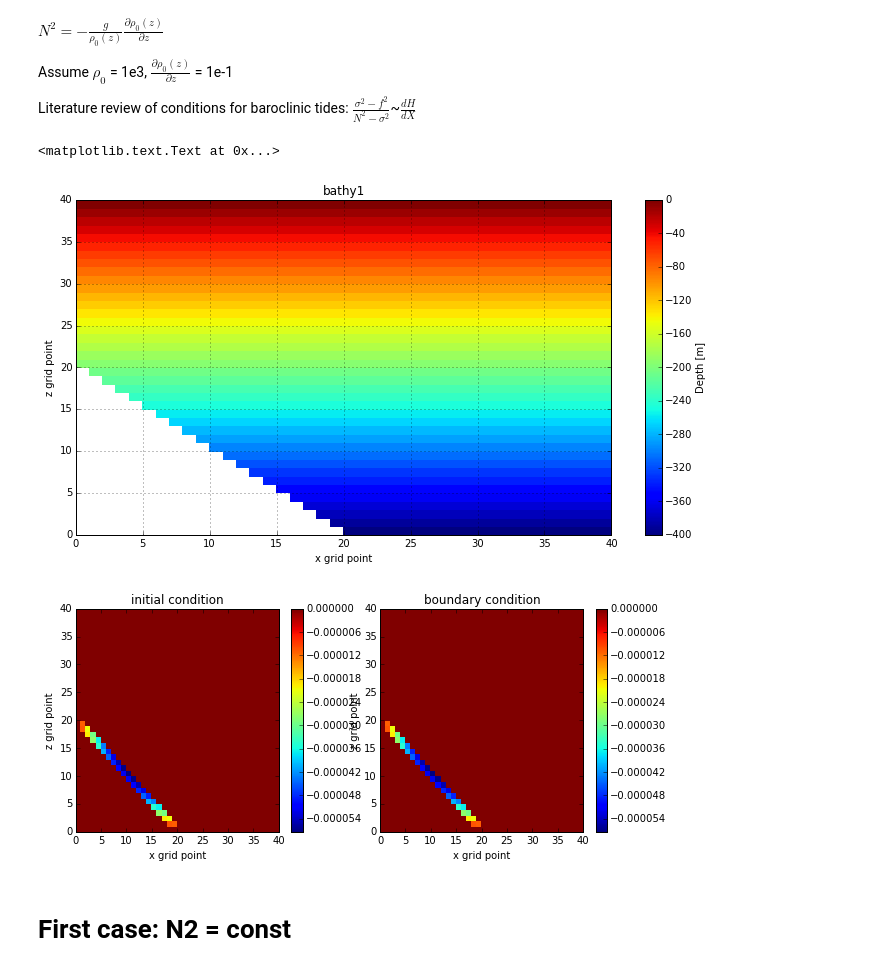
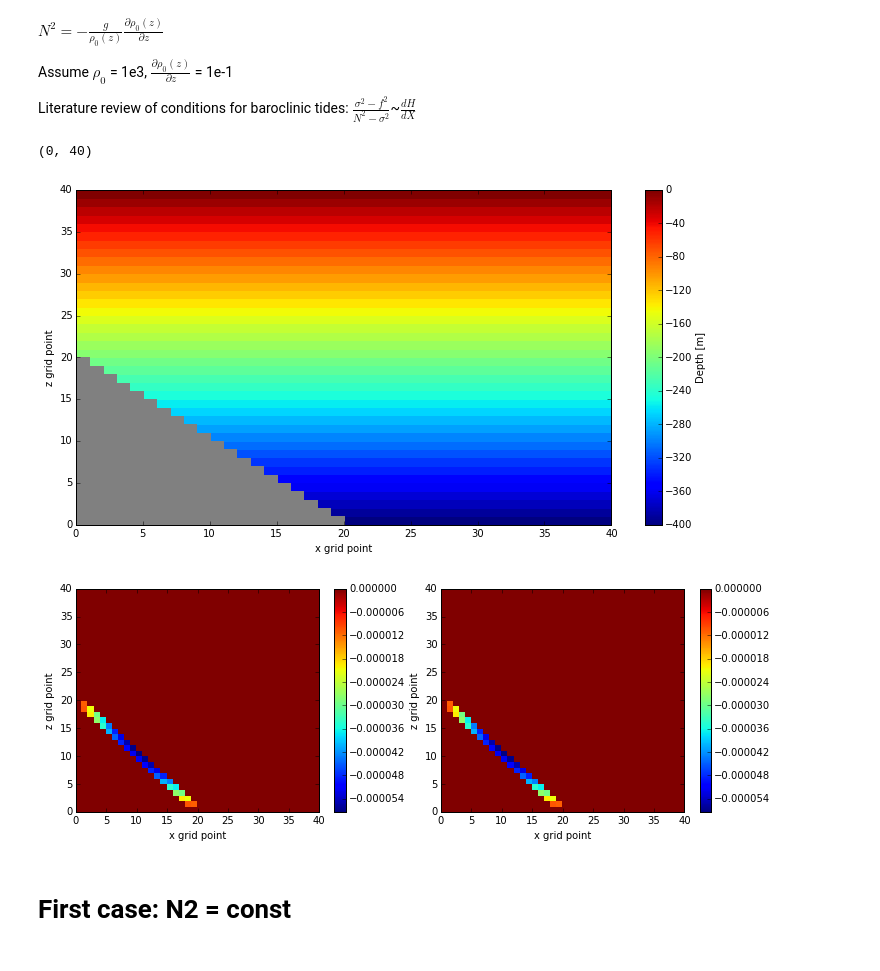
Before and after one commit to jieliu920608/Lab7Assignment, a Jupyter notebook: Project.ipynb, the cells around one changed output. Cells and saved outputs as stored; diff of their text form; code cells hidden in the pictures.

Commit message:
modify bathy plotx

```diff
--- a/Project.ipynb
+++ b/Project.ipynb
@@ -67,15 +69,20 @@ fig, ax =plt.subplots(1,1,figsize = (12,6))
 plot=ax.pcolormesh(Hm,linewidth=0,rasterized=True, vmin = -400, vmax= 0)
 cbar= plt.colorbar(plot)
 cbar.set_label('Depth [m]')
-ax.grid('on')
+rec = []
+for i in np.arange(ngrid/2):
+    rec.append(patches.Rectangle((0,i), 20-i, 1, color='gray'))
+
+for i in np.arange(20):
+    ax.add_patch(rec[i])
+
 ax.set_xlim(0,40)
 ax.set_xlabel('x grid point')
 ax.set_ylabel('z grid point')
 ax.set_ylim(0,40)
-ax.set_title('bathy1')
 # %% [output]
-<matplotlib.text.Text at 0x...>
+(0, 40)
-[figure, old version]
+[figure, new version]
 # %%
 def initial_conditions(psi_c):
     """Set the initial condition values when x=0.
@@ -116,24 +123,24 @@ def leap_frog(psi_c, N2):
 
     return psi_c
 # %%
-fig, axs =plt.subplots(1,2,figsize = (10,4))
+fig, axs =plt.subplots(1,2,figsize = (12,4))
 psi_c = initial_conditions(psi_c)
 plot1= axs[0].pcolormesh(psi_c,linewidth=0,rasterized=True,cmap = 'jet')
 fig.colorbar(plot1, ax=axs[0])
 cbar.set_label('streamfunction psi_c')
-axs[0].set_title('initial condition')
+#axs[0].set_title('initial condition')
 psi_c = boundary_conditions(psi_c)
 plot2=axs[1].pcolormesh(psi_c,linewidth=0,rasterized=True,cmap = 'jet')
 fig.colorbar(plot2, ax=axs[1])
 cbar.set_label('streamfunction psi_c')
-axs[1].set_title('boundary condition')
+#axs[1].set_title('boundary condition')
 for ax in axs:
     ax.set_xlim(0,40)
     ax.set_xlabel('x grid point')
     ax.set_ylabel('z grid point')
     ax.set_ylim(0,40)
 # %% [output]
-[figure, old version]
+[figure, new version]
 # %% [markdown]
 # First case: N2 = const
 # %%
```
Also changed, not shown: parts of 3 cells of this notebook.
